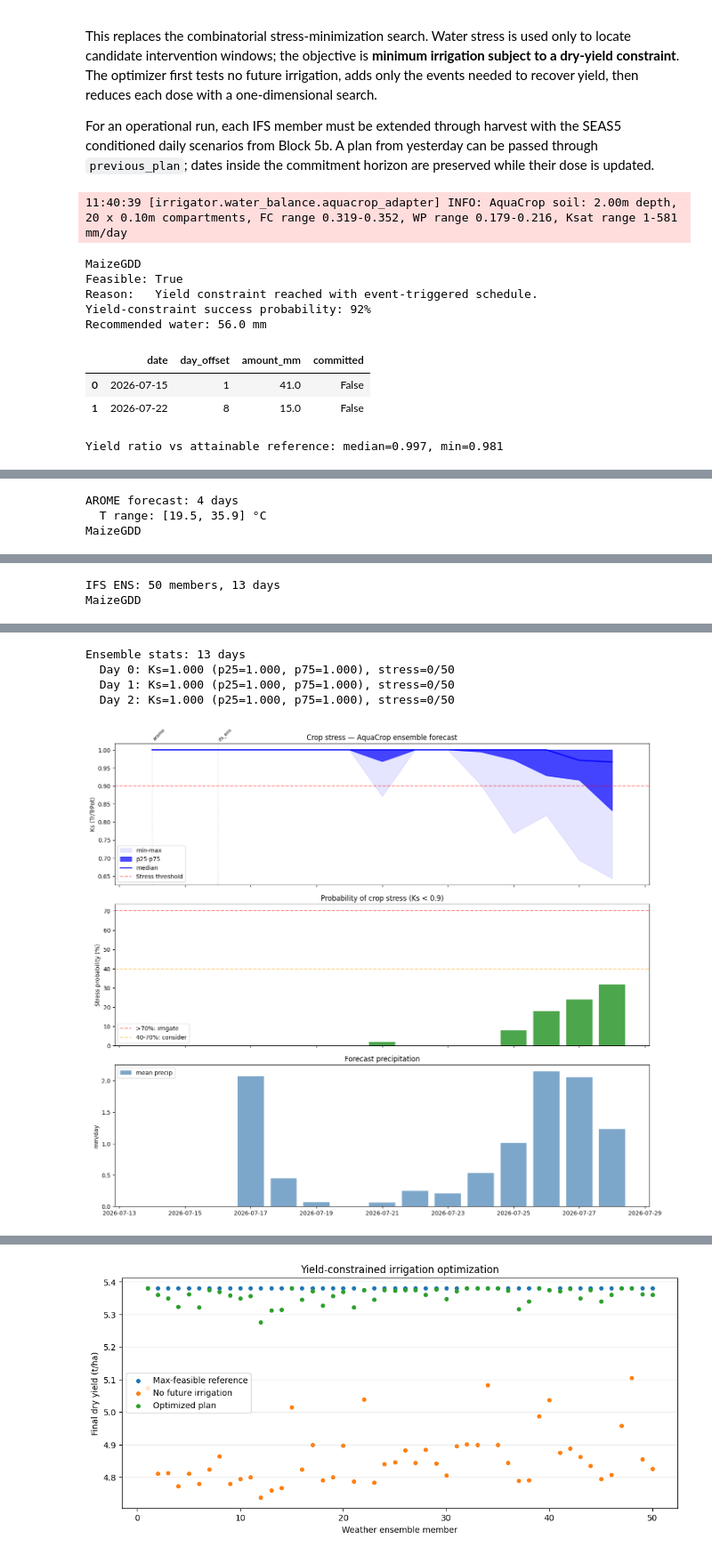
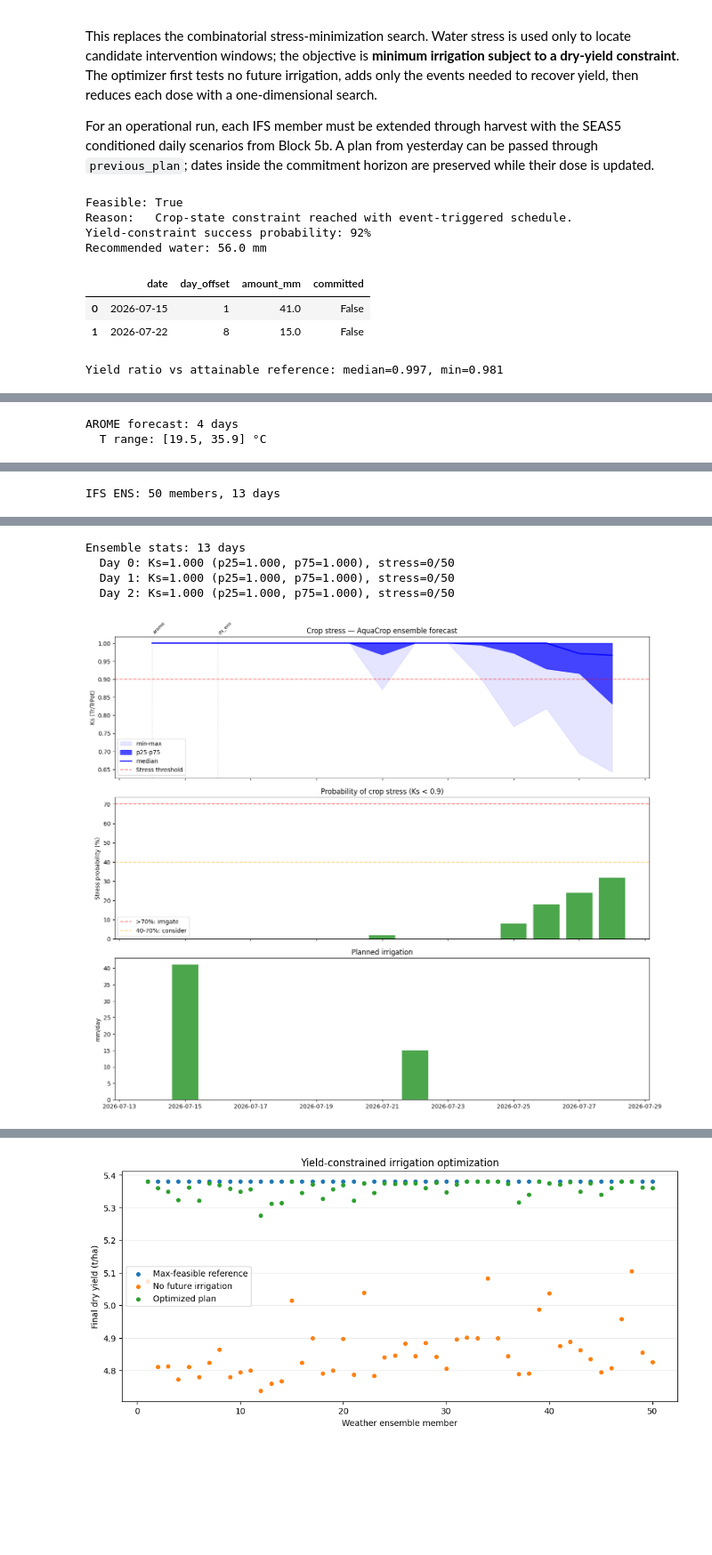
Before and after one commit to Catmosphere314/IrriGator, a Jupyter notebook: notebook/WW_July_14_forecast.ipynb, the cells around one changed output, grey strips where cells are left out. Shown at 89% size. Drawn from its saved outputs; the diff is of its cells as text; code cells hidden in the pictures; blank space fills up the shorter version.

```diff
--- a/notebook/WW_July_14_forecast.ipynb
+++ b/notebook/WW_July_14_forecast.ipynb
@@ -953,15 +937,25 @@ if RUN_YIELD_OPTIMIZER:
         commitment_days=2,
         constraint=YieldConstraint(
             max_relative_loss=0.01,  # accept <=1% dry-yield loss
-            # min_member_probability=0.80,  # in at least 80% of weather members
-            min_member_probability=0.85,  # in at least 99% of weather members
             absolute_tolerance_t_ha=0.01,
+            # Partial-horizon crop-state constraints.
+            max_relative_biomass_loss=0.02,
+            max_relative_canopy_loss=0.02,
+            absolute_biomass_tolerance_t_ha=0.05,
+            absolute_canopy_tolerance=0.01,
+            min_member_probability=0.85,
         ),
-        stress_trigger_ks=0.98,  # date-finding signal only, NOT objective
-        trigger_quantile=0.25,  # act before the earlier stressed members
+        use_grain_moisture_horizon=True,
+        h45_date_quantile=0.90,
+        h50_h45_max_relative_canopy_loss=None,
+        # New default timing mechanism
+        stress_trigger_mode="dynamic_depletion",
+        stress_trigger_process="auto",
+        stress_trigger_margin_fraction=0.0,
+        trigger_quantile=0.25,
         irrigation_lead_days=1,
         dose_resolution_mm=2.0,
-        max_events=8,
+        max_events=100,
         n_workers=10,
         require_harvest_horizon=require_harvest_horizon,
         initial_soil_water_profile=initial_soil_water_parcel,
@@ -982,16 +976,14 @@ if RUN_YIELD_OPTIMIZER:
 else:
     print("Yield optimizer skipped (set RUN_YIELD_OPTIMIZER=True)")
 # %% [output]
-11:40:39 [irrigator.water_balance.aquacrop_adapter] INFO: AquaCrop soil: 2.00m depth, 20 x 0.10m compartments, FC range 0.319-0.352, WP range 0.179-0.216, Ksat range 1-581 mm/day
+Feasible: True
+Reason:   Crop-state constraint reached with event-triggered schedule.
+Yield-constraint success probability: 92%
+Recommended water: 56.0 mm
+|  | date | day_offset | amount_mm | committed |
+| 0 | 2026-07-15 | 1 | 41.0 | False |
+| 1 | 2026-07-22 | 8 | 15.0 | False |
-MaizeGDD
-Feasible: True
-Reason:   Yield constraint reached with event-triggered schedule.
-Yield-constraint success probability: 92%
-Recommended water: 56.0 mm
+Yield ratio vs attainable reference: median=0.997, min=0.981
-|  | date | day_offset | amount_mm | committed |
-| 0 | 2026-07-15 | 1 | 41.0 | False |
-| 1 | 2026-07-22 | 8 | 15.0 | False |
-Yield ratio vs attainable reference: median=0.997, min=0.981
 # %%
 from irrigator.config import load_parcel_config, save_parcel_config
 config_path = f"configs/parcels/billac_{TODAY.year}_TEST.yaml"
@@ -1126,12 +1118,30 @@ ax.set_title("Probability of crop stress (Ks < 0.9)")
 ax.legend()
 
 # Precipitation
+# ax = axes[2]
+# precip_mean = [d.precip_mean for d in stress_report_with_plan.daily_stats]
+# ax.bar(dates, precip_mean, color="steelblue", alpha=0.7, label="mean precip")
+# precip_min = [d.precip_min for d in stress_report_with_plan.daily_stats]
+# ax.scatter(dates, precip_min, color="steelblue", alpha=0.7, label="min precip")
+# precip_max = [d.precip_max for d in stress_report_with_plan.daily_stats]
+# ax.scatter(dates, precip_max, color="red", alpha=0.7, label="max precip")
+# # for idx,date_i in enumerate(dates):
+# #     ax.vlines(date_i, precip_max - precip_min)
+# ax.vlines(dates, precip_min, precip_max)
+# ax.set_ylabel("mm/day")
+# ax.set_title("Forecast precipitation")
+# ax.legend()
+
 ax = axes[2]
-precip_mean = [d.precip_mean for d in stress_report_with_plan.daily_stats]
-ax.bar(dates, precip_mean, color="steelblue", alpha=0.7, label="mean precip")
+from datetime import datetime
+
+dates = [datetime.strptime(irr["date"], "%Y-%m-%d") for irr in yield_plan.to_irrigation_log()]
+irr = [float(irr["amount_mm"]) for irr in yield_plan.to_irrigation_log()]
+
+ax.bar(dates, irr, color="green", alpha = 0.7, label="planned irrigation")
 ax.set_ylabel("mm/day")
-ax.set_title("Forecast precipitation")
-ax.legend()
+ax.set_title("Planned irrigation")
+
 
 plt.tight_layout()
 plt.show()
@@ -1143,3 +1150,2 @@ plt.show()
 AROME forecast: 4 days
   T range: [19.5, 35.9] °C
-MaizeGDD
@@ -1163,2 +1153 @@ MaizeGDD
 IFS ENS: 50 members, 13 days
-MaizeGDD
@@ -1166,5 +1155,5 @@ MaizeGDD
 Ensemble stats: 13 days
   Day 0: Ks=1.000 (p25=1.000, p75=1.000), stress=0/50
   Day 1: Ks=1.000 (p25=1.000, p75=1.000), stress=0/50
   Day 2: Ks=1.000 (p25=1.000, p75=1.000), stress=0/50
-[figure, old version]
+[figure, new version]
```
Also changed, not shown: parts of 16 cells of this notebook, 1 other file.
